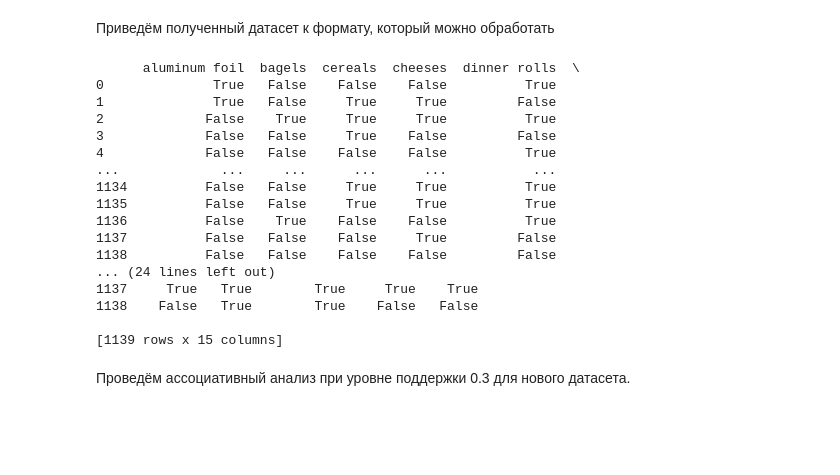
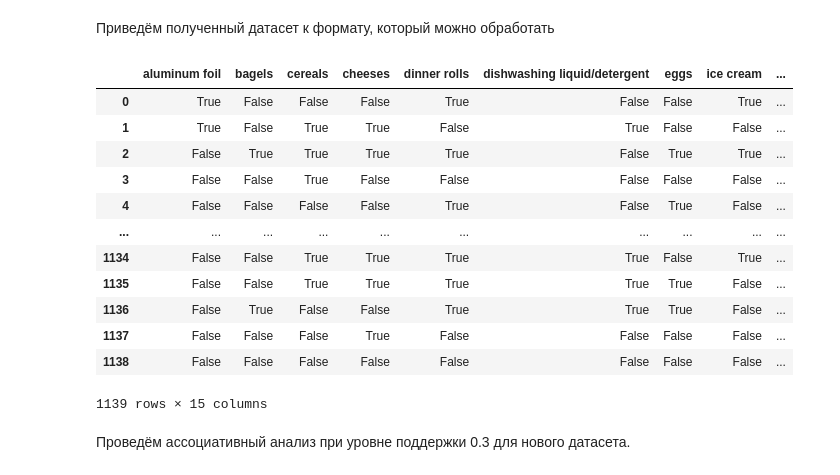
Before and after one commit to Ksenox/ML-2020, a Jupyter notebook: 6307_Zolotukhin/lab3/report.ipynb, the cells around one changed output. Drawn from its saved outputs; the diff is of its cells as text; code cells hidden in the pictures; blank space fills up the shorter version.

```diff
--- a/6307_Zolotukhin/lab3/report.ipynb
+++ b/6307_Zolotukhin/lab3/report.ipynb
@@ -204,27 +197,23 @@ new_items] for id in unique_id]
 # %%
 te = TransactionEncoder()
 te_ary = te.fit(new_dataset).transform(new_dataset)
 df = pd.DataFrame(te_ary, columns=te.columns_)
 
-print(df)
+df
 # %% [output]
+|  | aluminum foil | bagels | cereals | cheeses | dinner rolls | dishwashing liquid/detergent | eggs | ice cream | ... |
+| 0 | True | False | False | False | True | False | False | True | ... |
+| 1 | True | False | True | True | False | True | False | False | ... |
+| 2 | False | True | True | True | True | False | True | True | ... |
+| 3 | False | False | True | False | False | False | False | False | ... |
+| 4 | False | False | False | False | True | False | True | False | ... |
+| ... | ... | ... | ... | ... | ... | ... | ... | ... | ... |
+| 1134 | False | False | True | True | True | True | False | True | ... |
+| 1135 | False | False | True | True | True | True | True | False | ... |
+| 1136 | False | True | False | False | True | True | True | False | ... |
+| 1137 | False | False | False | True | False | False | False | False | ... |
+| 1138 | False | False | False | False | False | False | False | False | ... |
-      aluminum foil  bagels  cereals  cheeses  dinner rolls  \
-0              True   False    False    False          True
-1              True   False     True     True         False
-2             False    True     True     True          True
-3             False   False     True    False         False
-4             False   False    False    False          True
-...             ...     ...      ...      ...           ...
-1134          False   False     True     True          True
-1135          False   False     True     True          True
-1136          False    True    False    False          True
-1137          False   False    False     True         False
-1138          False   False    False    False         False
-... (24 lines left out)
-1137     True   True        True     True    True
-1138    False   True        True    False   False
-
-[1139 rows x 15 columns]
+1139 rows × 15 columns
 # %% [markdown]
 Проведём ассоциативный анализ при уровне поддержки 0.3 для нового датасета.
 # %%
```
Also changed, not shown: parts of 14 cells of this notebook, 3 other files.
